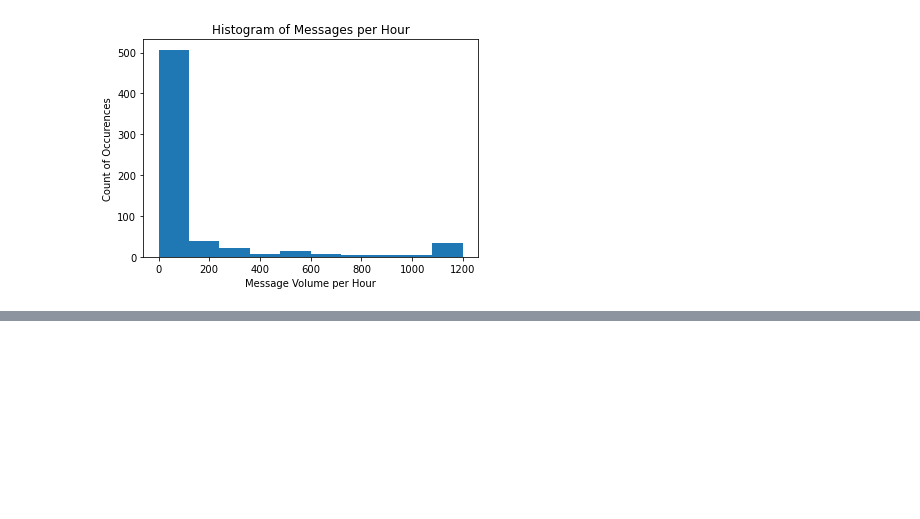
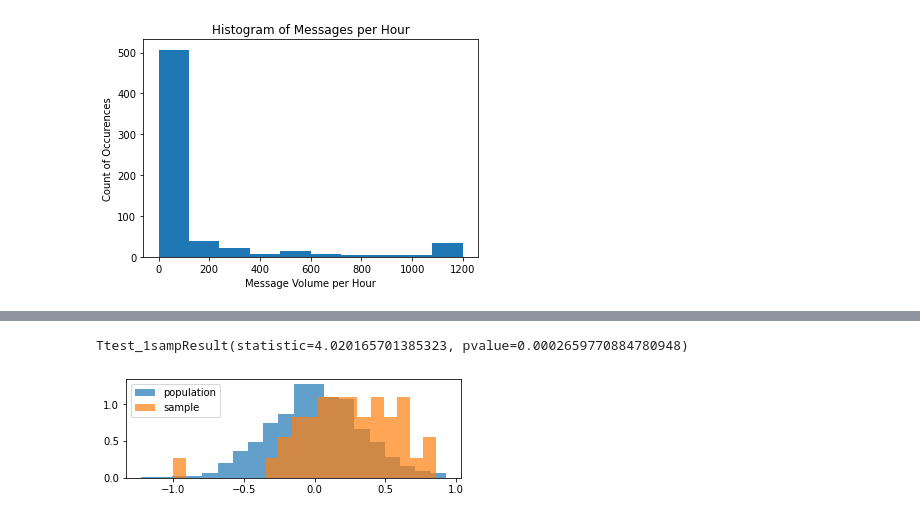
Before and after one commit to EdOber-DA/project_excelsior, a Jupyter notebook: Code/Final-Reddit-Combined-Analysis.ipynb, the cells around one changed output, grey strips where cells are left out. Cells and saved outputs as stored; diff of their text form; code cells hidden in the pictures; blank space fills up the shorter version.

```diff
--- a/Code/Reddit-Combined-Analysis-1200.ipynb
+++ b/Code/Final-Reddit-Combined-Analysis.ipynb
@@ -242,0 +219,19 @@ Scatter Plot GME Stock Price Absolute Change by Message Volume
+# %%
+#Generate our population to match our null hypothesis
+population = st.norm.rvs(loc=0,scale=0.32,size=1000)
+#Our observed sample
+sample = r_value_days.values
+
+# Histogram Plot of Data
+plt.subplot(2, 1, 2)
+plt.hist(population, 20, density=True, alpha=0.7, label="population")
+plt.hist(sample, 20, density=True, alpha=0.7, label="sample")
+plt.legend()
+
+
+
+st.ttest_1samp(sample, population.mean())
+#Since we get a p-value < 0.5, we reject the null hypothesis
+# %% [output]
+Ttest_1sampResult(statistic=4.020165701385323, pvalue=0.0002659770884780948)
+[figure, added]
```
Also changed, not shown: parts of 9 cells of this notebook, 45 other files.
